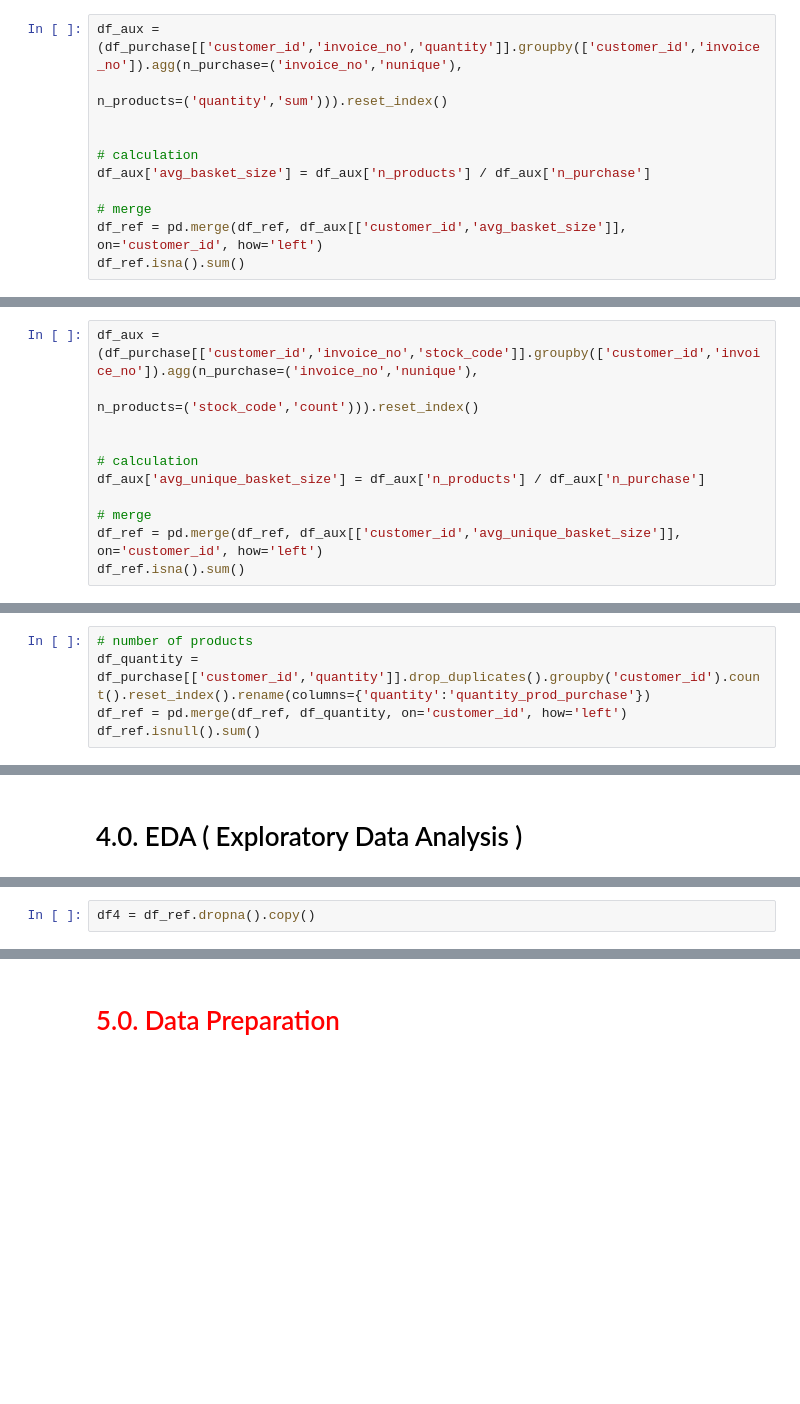
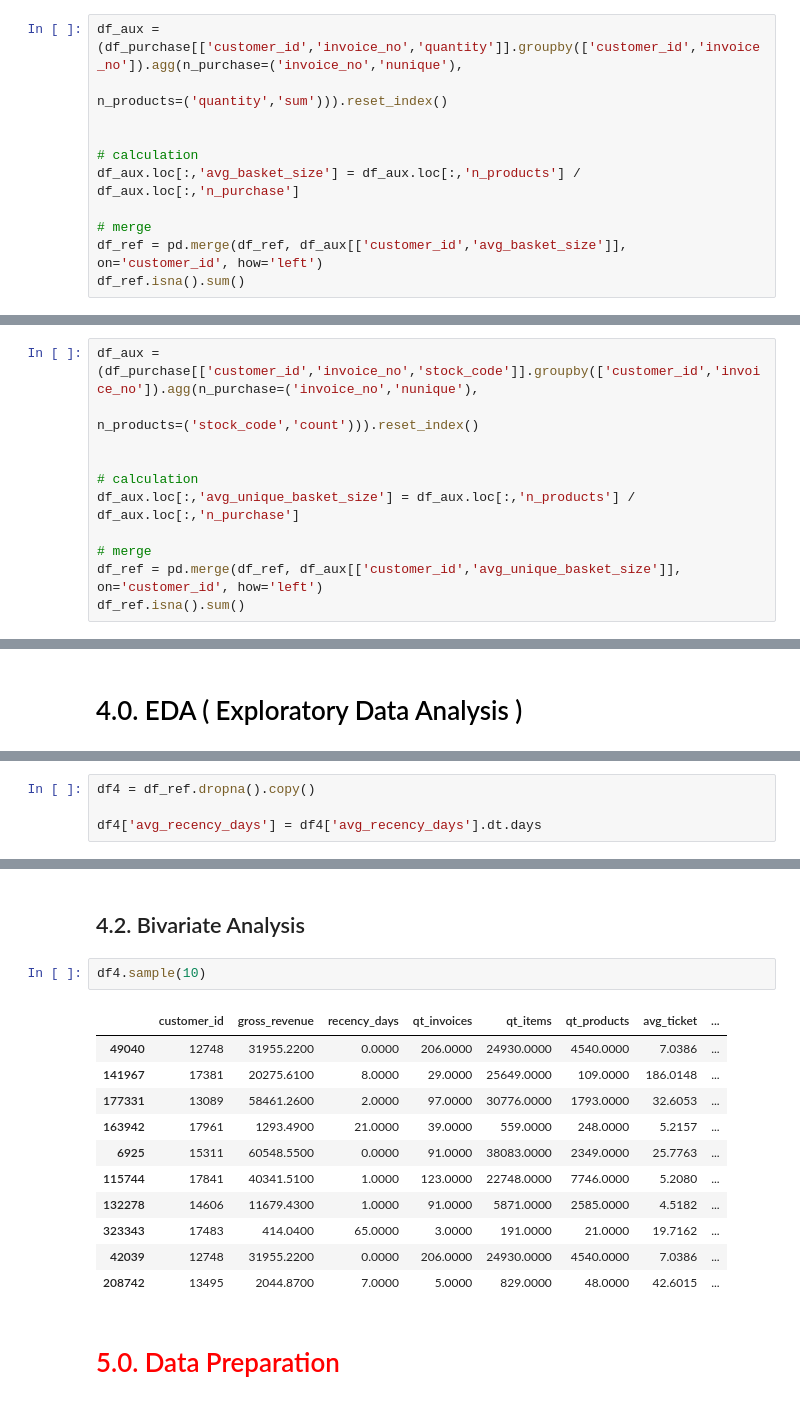
Before and after one commit to RaulBelarmino/insiders_clustering, a Jupyter notebook: notebooks/ciclo05 - Insiders Clustering.ipynb, the cells around one changed output, grey strips where cells are left out. Drawn from its saved outputs; the diff is of its cells as text; blank space fills up the shorter version.

```diff
--- a/notebooks/ciclo05 - Insiders Clustering.ipynb
+++ b/notebooks/ciclo05 - Insiders Clustering.ipynb
@@ -629,7 +702,7 @@ df_aux = (df_purchase[['customer_id','invoice_no','quantity']].groupby(['custome
 
 
 # calculation
-df_aux['avg_basket_size'] = df_aux['n_products'] / df_aux['n_purchase']
+df_aux.loc[:,'avg_basket_size'] = df_aux.loc[:,'n_products'] / df_aux.loc[:,'n_purchase']
 
 # merge
 df_ref = pd.merge(df_ref, df_aux[['customer_id','avg_basket_size']], on='customer_id', how='left')
@@ -652,7 +728,7 @@ df_aux = (df_purchase[['customer_id','invoice_no','stock_code']].groupby(['custo
 
 
 # calculation
-df_aux['avg_unique_basket_size'] = df_aux['n_products'] / df_aux['n_purchase']
+df_aux.loc[:,'avg_unique_basket_size'] = df_aux.loc[:,'n_products'] / df_aux.loc[:,'n_purchase']
 
 # merge
 df_ref = pd.merge(df_ref, df_aux[['customer_id','avg_unique_basket_size']], on='customer_id', how='left')
@@ -673,5 +749,0 @@ dtype: int64
-# %%
-# number of products
-df_quantity = df_purchase[['customer_id','quantity']].drop_duplicates().groupby('customer_id').count().reset_index().rename(columns={'quantity':'quantity_prod_purchase'})
-df_ref = pd.merge(df_ref, df_quantity, on='customer_id', how='left')
-df_ref.isnull().sum()
@@ -732,5 +762,7 @@ dtype: int64
 # %%
 df4 = df_ref.dropna().copy()
+
+df4['avg_recency_days'] = df4['avg_recency_days'].dt.days
 # %%
 df4.isna().sum()
 # %% [output]
@@ -749,3 +789,19 @@ dtype: int64
+# %% [markdown]
+## 4.2. Bivariate Analysis
+# %%
+df4.sample(10)
+# %% [output]
+|  | customer_id | gross_revenue | recency_days | qt_invoices | qt_items | qt_products | avg_ticket | ... |
+| 49040 | 12748 | 31955.2200 | 0.0000 | 206.0000 | 24930.0000 | 4540.0000 | 7.0386 | ... |
+| 141967 | 17381 | 20275.6100 | 8.0000 | 29.0000 | 25649.0000 | 109.0000 | 186.0148 | ... |
+| 177331 | 13089 | 58461.2600 | 2.0000 | 97.0000 | 30776.0000 | 1793.0000 | 32.6053 | ... |
+| 163942 | 17961 | 1293.4900 | 21.0000 | 39.0000 | 559.0000 | 248.0000 | 5.2157 | ... |
+| 6925 | 15311 | 60548.5500 | 0.0000 | 91.0000 | 38083.0000 | 2349.0000 | 25.7763 | ... |
+| 115744 | 17841 | 40341.5100 | 1.0000 | 123.0000 | 22748.0000 | 7746.0000 | 5.2080 | ... |
+| 132278 | 14606 | 11679.4300 | 1.0000 | 91.0000 | 5871.0000 | 2585.0000 | 4.5182 | ... |
+| 323343 | 17483 | 414.0400 | 65.0000 | 3.0000 | 191.0000 | 21.0000 | 19.7162 | ... |
+| 42039 | 12748 | 31955.2200 | 0.0000 | 206.0000 | 24930.0000 | 4540.0000 | 7.0386 | ... |
+| 208742 | 13495 | 2044.8700 | 7.0000 | 5.0000 | 829.0000 | 48.0000 | 42.6015 | ... |
 # %% [markdown]
 # <font color='red'> 5.0. Data Preparation </font>
 # %%
```
Also changed, not shown: parts of 34 cells of this notebook, 1 other file.
